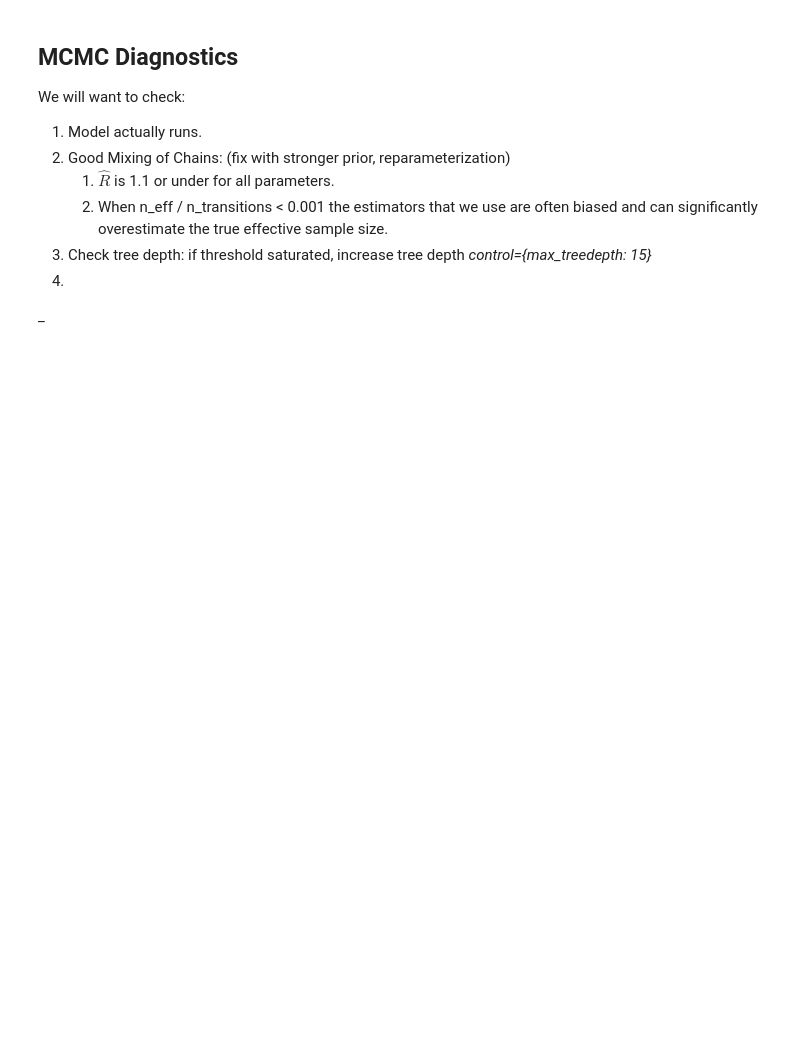
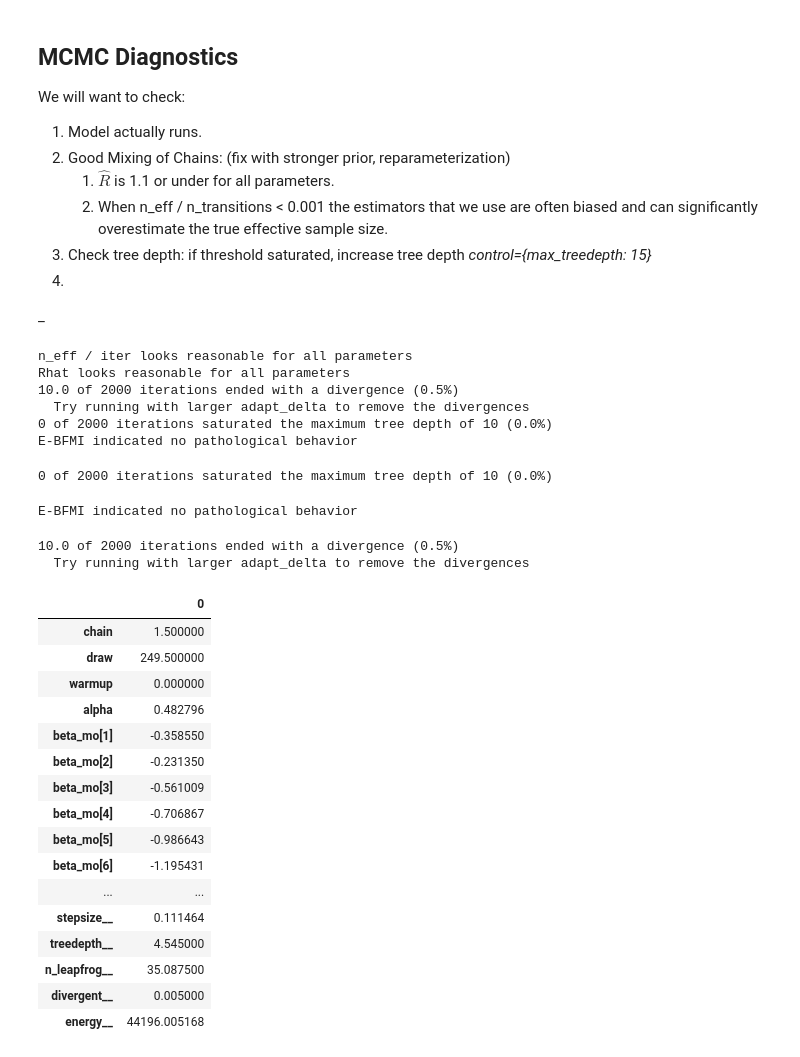
Before and after one commit to chrisoyer/ski-snow-modeling, a Jupyter notebook: src/analysis/snow_nonts_analysis.ipynb, the cells around one changed output. Cells and saved outputs as stored; diff of their text form; code cells hidden in the pictures; blank space fills up the shorter version.

```diff
--- a/src/analysis/snow_nonts_analysis.ipynb
+++ b/src/analysis/snow_nonts_analysis.ipynb
@@ -346,9 +405,46 @@ if threshold saturated, increase tree depth _control={max_treedepth: 15}_
 1.
 
 _
+# %%
+stan_utility.check_all_diagnostics(fit)
+# %% [output]
+n_eff / iter looks reasonable for all parameters
+Rhat looks reasonable for all parameters
+10.0 of 2000 iterations ended with a divergence (0.5%)
+  Try running with larger adapt_delta to remove the divergences
+0 of 2000 iterations saturated the maximum tree depth of 10 (0.0%)
+E-BFMI indicated no pathological behavior
 # %%
-pystan.stan_utility.check_treedepth(fit)
+stan_utility.utils.check_treedepth(fit)
+# %% [output]
+0 of 2000 iterations saturated the maximum tree depth of 10 (0.0%)
 # %%
-stan_utility.check_energy(fit)
+stan_utility.utils.check_energy(fit)
+# %% [output]
+E-BFMI indicated no pathological behavior
 # %%
-stan_utility.check_div(fit)
+stan_utility.utils.check_div(fit)
+# %% [output]
+10.0 of 2000 iterations ended with a divergence (0.5%)
+  Try running with larger adapt_delta to remove the divergences
+# %%
+fit_df = fit.to_dataframe()
+fit_df.mean().to_frame()
+# %% [output]
+|  | 0 |
+| chain | 1.500000 |
+| draw | 249.500000 |
+| warmup | 0.000000 |
+| alpha | 0.482796 |
+| beta_mo[1] | -0.358550 |
+| beta_mo[2] | -0.231350 |
+| beta_mo[3] | -0.561009 |
+| beta_mo[4] | -0.706867 |
+| beta_mo[5] | -0.986643 |
+| beta_mo[6] | -1.195431 |
+| ... | ... |
+| stepsize__ | 0.111464 |
+| treedepth__ | 4.545000 |
+| n_leapfrog__ | 35.087500 |
+| divergent__ | 0.005000 |
+| energy__ | 44196.005168 |
```
Also changed, not shown: parts of 17 cells of this notebook.
